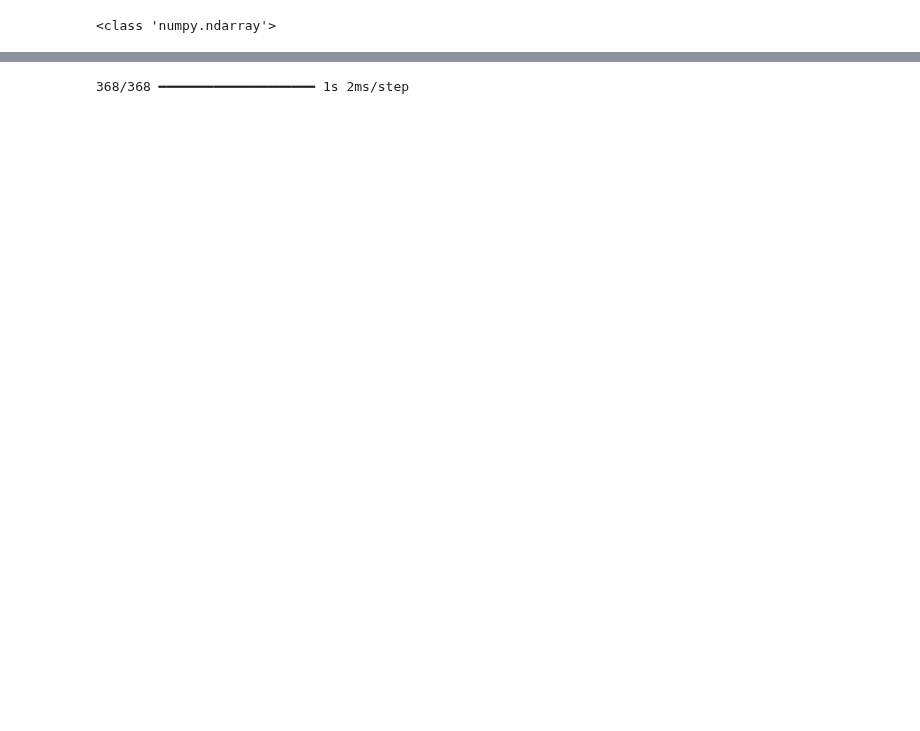
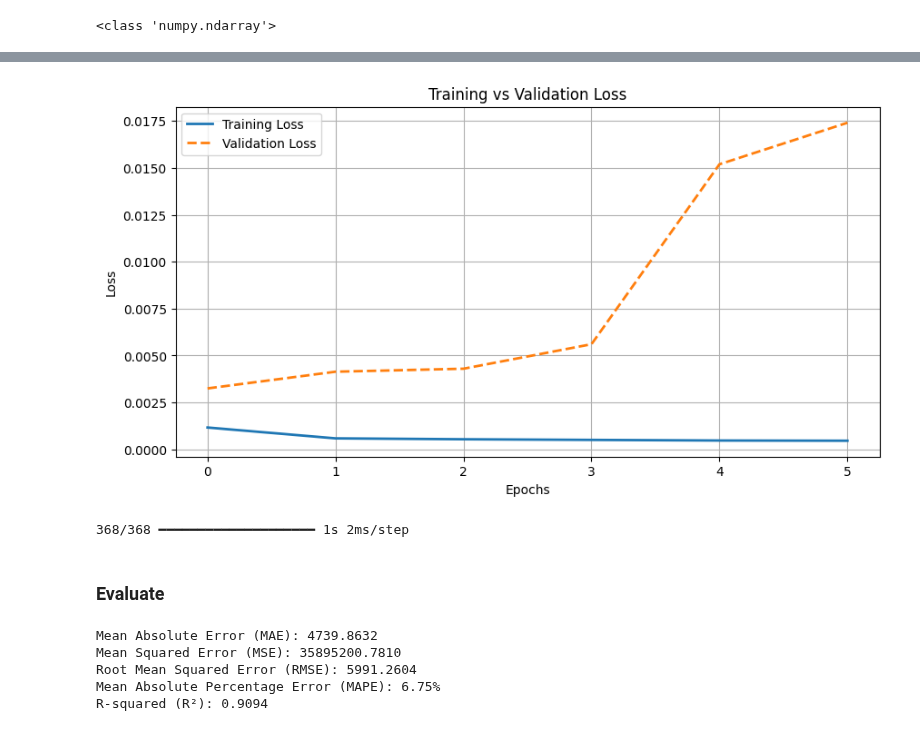
Before and after one commit to alexzheng123/EC331-project, a Jupyter notebook: code/bitcoin_forecasting.ipynb, the cells around one changed output, grey strips where cells are left out. Cells and saved outputs as stored; diff of their text form; code cells hidden in the pictures; blank space fills up the shorter version.

```diff
--- a/code/bitcoin_forecasting.ipynb
+++ b/code/bitcoin_forecasting.ipynb
@@ -96,0 +94,9 @@ y_train, y_test = y[:split], y[split:]
+# %%
+split = int(len(X) * 0.8)  # 80% training, 20% testing
+X_train, X_test = X[:split], X[split:]
+y_train, y_test = y[:split], y[split:]
+
+print("X_train shape:", X_train.shape)
+print("y_train shape:", y_train.shape)
+print("X_test shape:", X_test.shape)
+print("y_test shape:", y_test.shape)
@@ -175,3 +186,17 @@ Epoch 30/30
+# %%
+# Plot Training vs Validation Loss
+plt.figure(figsize=(10, 5))
+plt.plot(history.history['loss'], label='Training Loss', linewidth=2)
+plt.plot(history.history['val_loss'], label='Validation Loss', linewidth=2, linestyle='dashed')
+
+plt.xlabel('Epochs')
+plt.ylabel('Loss')
+plt.title('Training vs Validation Loss')
+plt.legend()
+plt.grid(True)
+plt.show()
+# %% [output]
+[figure, added]
 # %%
 # Use a separate scaler for close prices
 close_scaler = MinMaxScaler()
@@ -206 +213,23 @@ y_test_actual = close_scaler.inverse_transform(y_test.reshape(-1, 1))
+# %% [markdown]
+### Evaluate
+# %%
+# Compute error metrics
+mae = mean_absolute_error(y_test_actual, predicted_gru)
+mse = mean_squared_error(y_test_actual, predicted_gru)
+rmse = np.sqrt(mse)
+mape = np.mean(np.abs((y_test_actual - predicted_gru) / y_test_actual)) * 100  # In percentage
+r2 = r2_score(y_test_actual, predicted_gru)
+
+# Print results
+print(f"Mean Absolute Error (MAE): {mae:.4f}")
+print(f"Mean Squared Error (MSE): {mse:.4f}")
+print(f"Root Mean Squared Error (RMSE): {rmse:.4f}")
+print(f"Mean Absolute Percentage Error (MAPE): {mape:.2f}%")
+print(f"R-squared (R²): {r2:.4f}")
+# %% [output]
+Mean Absolute Error (MAE): 4739.8632
+Mean Squared Error (MSE): 35895200.7810
+Root Mean Squared Error (RMSE): 5991.2604
+Mean Absolute Percentage Error (MAPE): 6.75%
+R-squared (R²): 0.9094
 # %%
```
Also changed, not shown: parts of 40 cells of this notebook.
